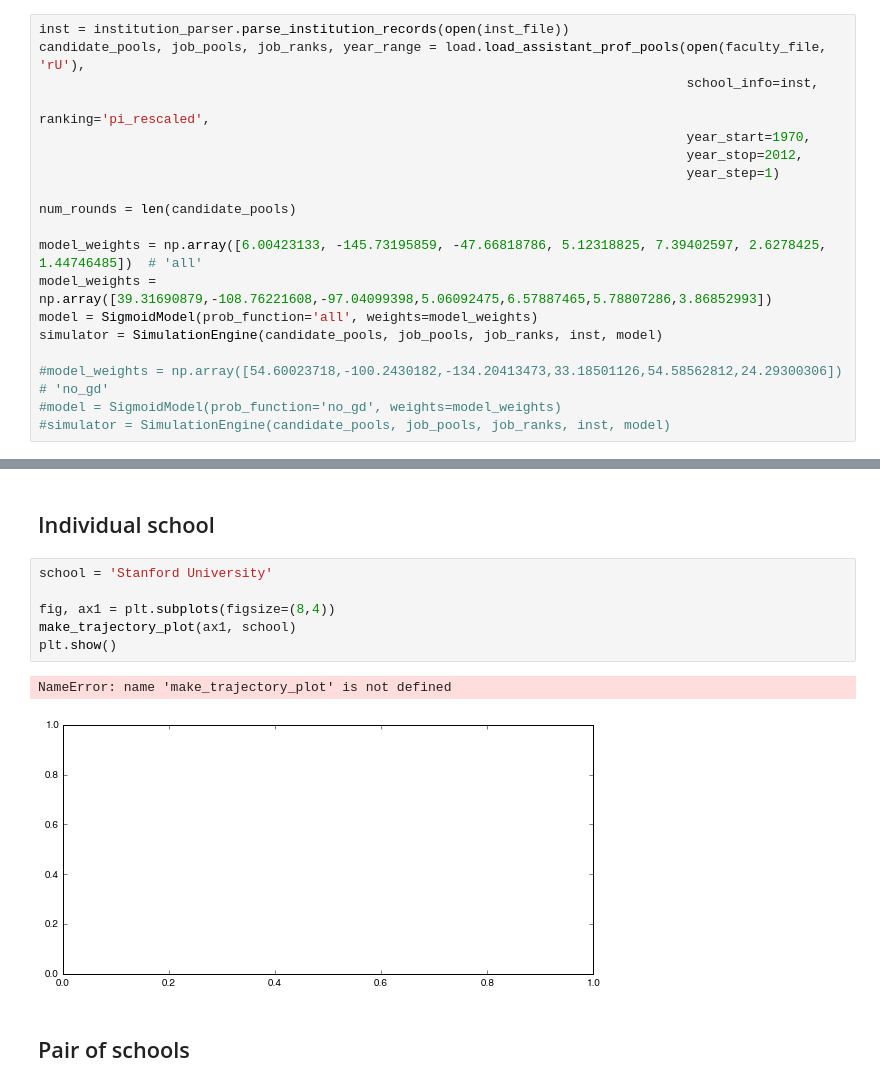
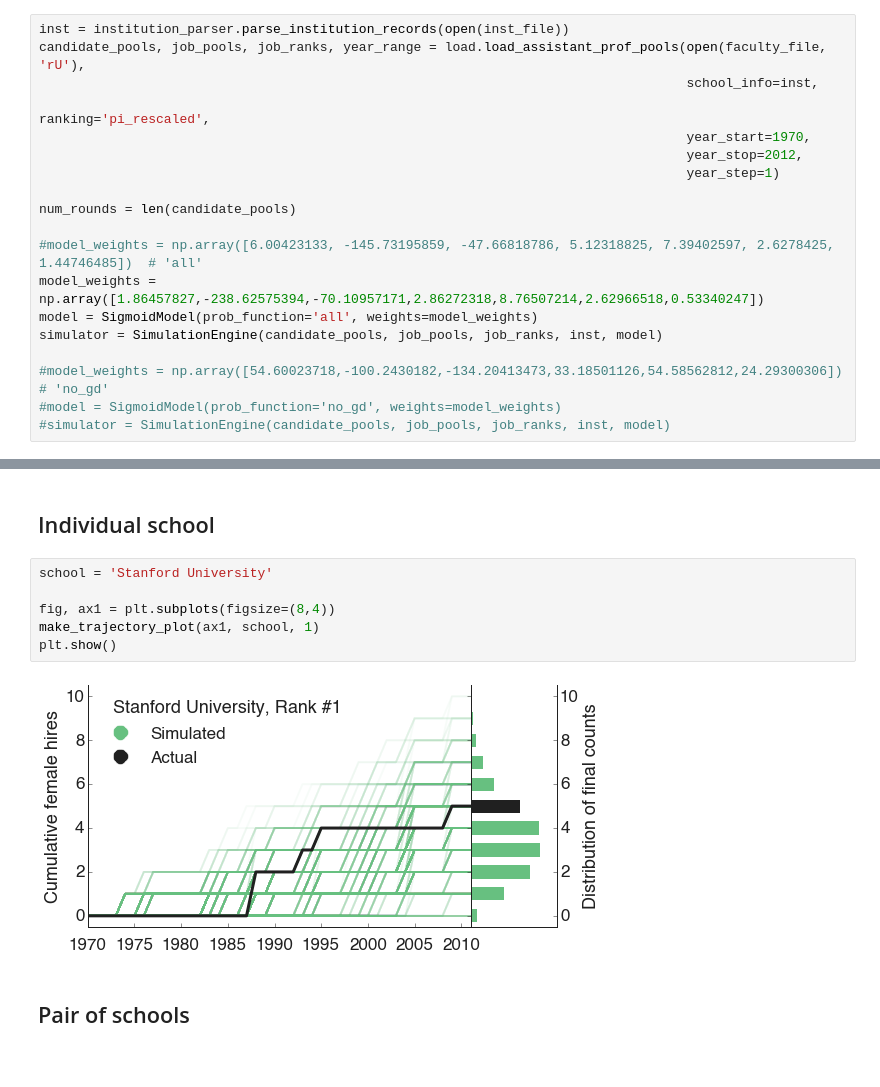
Before and after one commit to samfway/faculty_hiring, a Jupyter notebook: notebooks/Trajectories.ipynb, the cells around one changed output, grey strips where cells are left out. Saved outputs shown, nothing was run; the diff lists cells and outputs as text.

```diff
--- a/notebooks/Trajectories.ipynb
+++ b/notebooks/Trajectories.ipynb
@@ -41,8 +41,8 @@ candidate_pools, job_pools, job_ranks, year_range = load.load_assistant_prof_poo
 
 num_rounds = len(candidate_pools)
 
-model_weights = np.array([6.00423133, -145.73195859, -47.66818786, 5.12318825, 7.39402597, 2.6278425, 1.44746485])  # 'all'
-model_weights = np.array([39.31690879,-108.76221608,-97.04099398,5.06092475,6.57887465,5.78807286,3.86852993])
+#model_weights = np.array([6.00423133, -145.73195859, -47.66818786, 5.12318825, 7.39402597, 2.6278425, 1.44746485])  # 'all'
+model_weights = np.array([1.86457827,-238.62575394,-70.10957171,2.86272318,8.76507214,2.62966518,0.53340247])
 model = SigmoidModel(prob_function='all', weights=model_weights)
 simulator = SimulationEngine(candidate_pools, job_pools, job_ranks, inst, model)
 
@@ -200,12 +227,11 @@ def make_trajectory_plot(ax1, school):
 # %%
 school = 'Stanford University'
 
 fig, ax1 = plt.subplots(figsize=(8,4))
-make_trajectory_plot(ax1, school)
+make_trajectory_plot(ax1, school, 1)
 plt.show()
 # %% [output]
-NameError: name 'make_trajectory_plot' is not defined
-[figure, old version]
+[figure, new version]
 # %% [markdown]
 ## Pair of schools
 # %%
```
Also changed, not shown: parts of 9 cells of this notebook, 7 other files.
